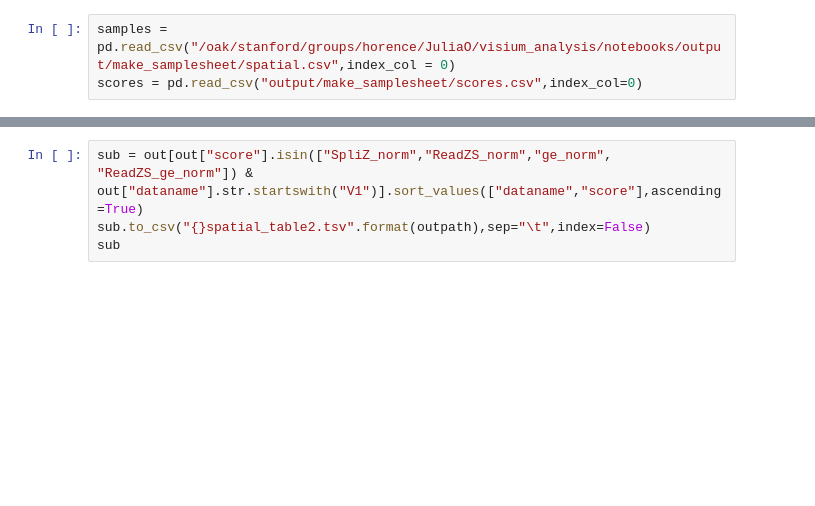
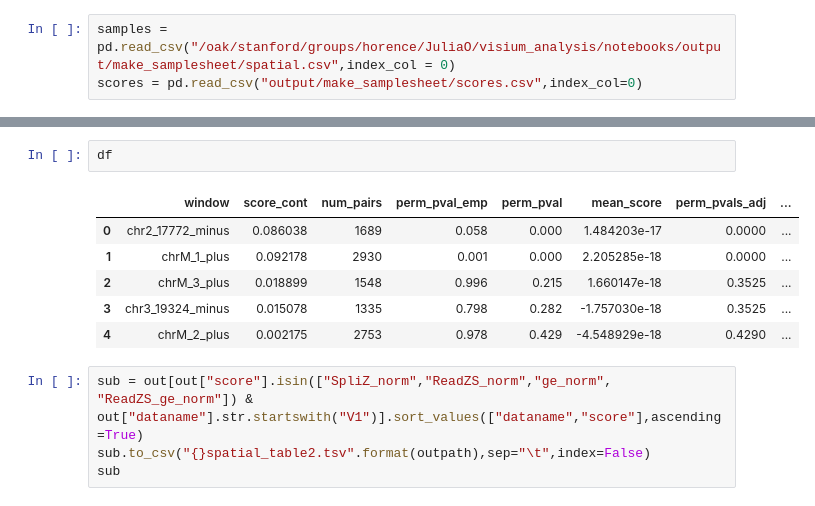
Before and after one commit to juliaolivieri/visium_analysis, a Jupyter notebook: notebooks/make_tables.ipynb, the cells around one changed output, grey strips where cells are left out. Saved outputs shown, nothing was run; the diff lists cells and outputs as text; blank space fills up the shorter version.

```diff
--- a/notebooks/make_tables.ipynb
+++ b/notebooks/make_tables.ipynb
@@ -68,3 +78,12 @@ p20218_s004_L4
+# %%
+df
+# %% [output]
+|  | window | score_cont | num_pairs | perm_pval_emp | perm_pval | mean_score | perm_pvals_adj | ... |
+| 0 | chr2_17772_minus | 0.086038 | 1689 | 0.058 | 0.000 | 1.484203e-17 | 0.0000 | ... |
+| 1 | chrM_1_plus | 0.092178 | 2930 | 0.001 | 0.000 | 2.205285e-18 | 0.0000 | ... |
+| 2 | chrM_3_plus | 0.018899 | 1548 | 0.996 | 0.215 | 1.660147e-18 | 0.3525 | ... |
+| 3 | chr3_19324_minus | 0.015078 | 1335 | 0.798 | 0.282 | -1.757030e-18 | 0.3525 | ... |
+| 4 | chrM_2_plus | 0.002175 | 2753 | 0.978 | 0.429 | -4.548929e-18 | 0.4290 | ... |
 # %%
 sub = out[out["score"].isin(["SpliZ_norm","ReadZS_norm","ge_norm", "ReadZS_ge_norm"]) & out["dataname"].str.startswith("V1")].sort_values(["dataname","score"],ascending=True)
 sub.to_csv("{}spatial_table2.tsv".format(outpath),sep="\t",index=False)
```
Also changed, not shown: parts of 3 cells of this notebook, 6 other files.
